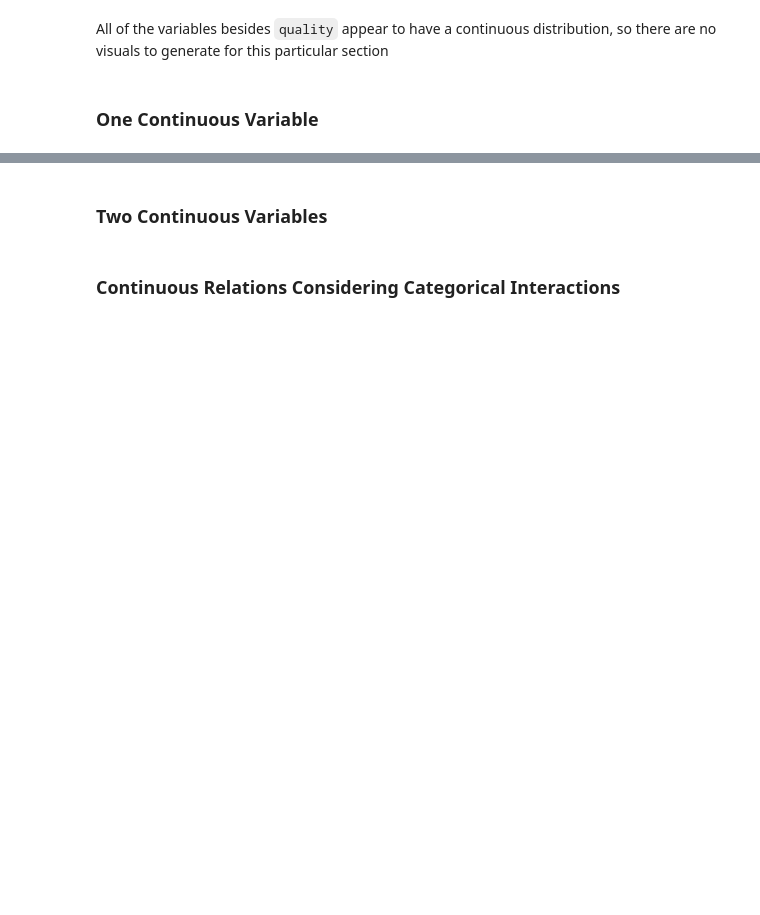
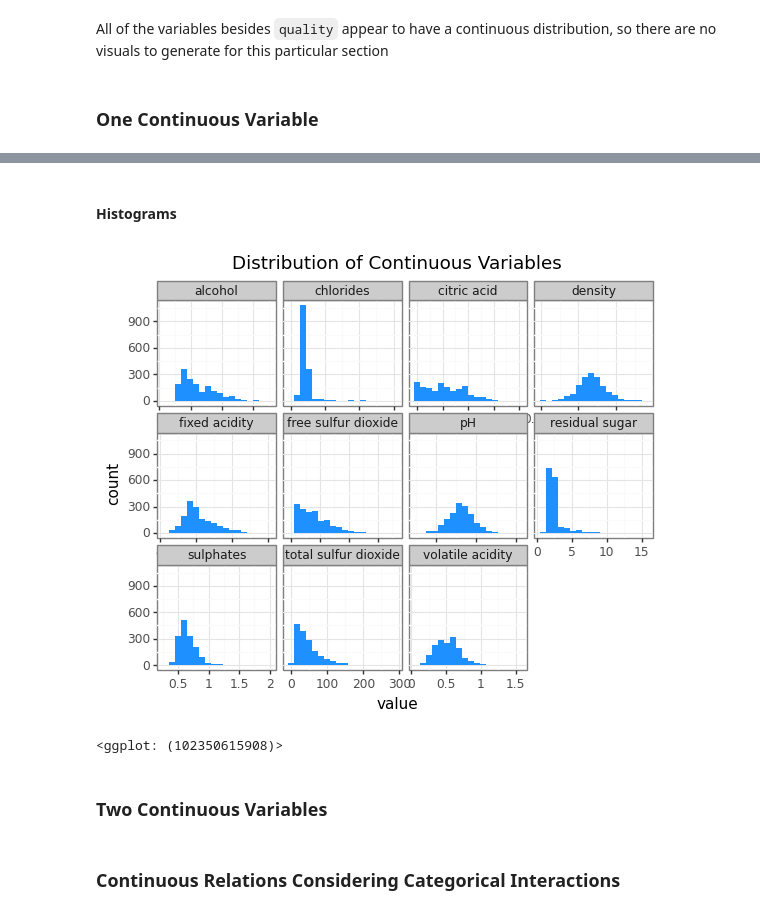
Before and after one commit to zopalmer14/Red-Wine-Python-DS-Practice, a Jupyter notebook: red_wine_eda.ipynb, the cells around one changed output, grey strips where cells are left out. Cells and saved outputs as stored; diff of their text form; code cells hidden in the pictures; blank space fills up the shorter version.

```diff
--- a/red_wine_eda.ipynb
+++ b/red_wine_eda.ipynb
@@ -177,3 +222,15 @@ All of the variables besides `quality` appear to have a continuous distribution,
+# %% [markdown]
+#### Histograms
+# %%
+(ggplot(long_df, aes(x = 'value'))
++ geom_histogram(aes(group = 'variable'), bins = 18, fill = 'dodgerblue')
++ facet_wrap('variable', scales = 'free_x')
++ theme_bw()
++ theme(axis_text_x = element_text(vjust = 1, hjust = 0.5))
++ labs(title = 'Distribution of Continuous Variables'))
+# %% [output]
+[figure, added]
+<ggplot: (102350615908)>
 # %% [markdown]
 ### Two Continuous Variables
 # %% [markdown]
```
Also changed, not shown: parts of 9 cells of this notebook.
